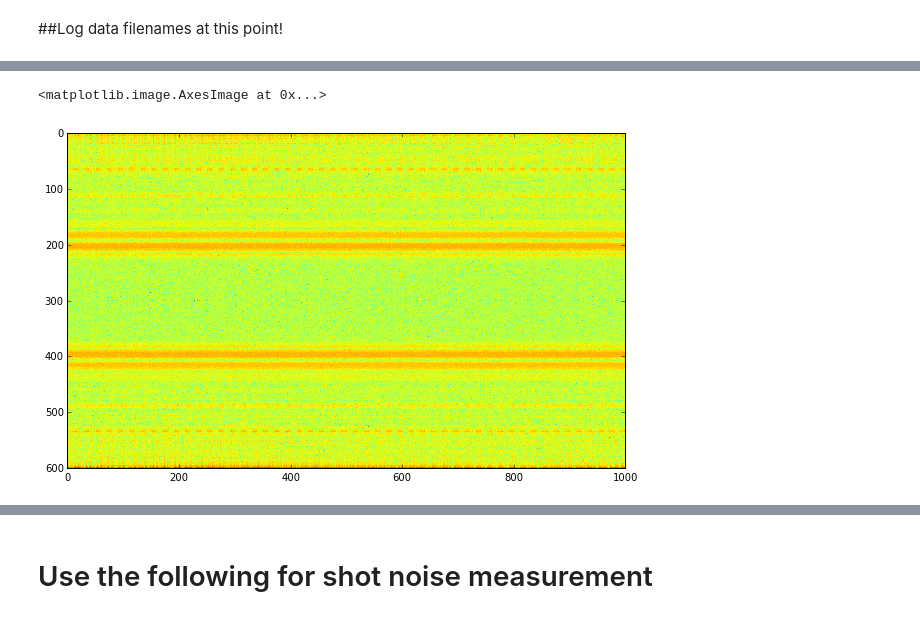
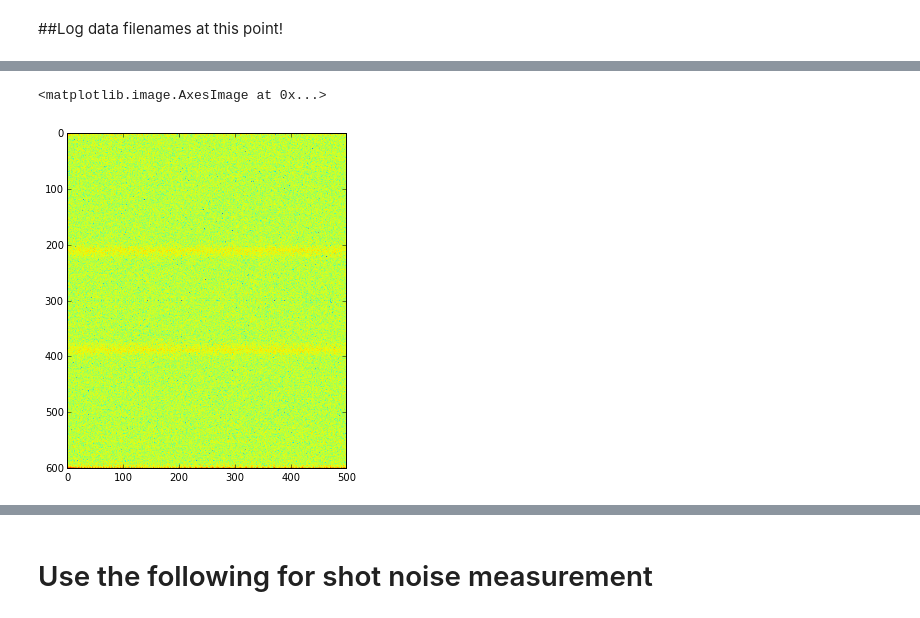
Before and after one commit to DawesLab/CCDimage, a Jupyter notebook: CCDimage.ipynb, the cells around one changed output, grey strips where cells are left out. Saved outputs shown, nothing was run; the diff lists cells and outputs as text; code cells hidden in the pictures.

Commit message:
changed to use interspersed vacuum rounds, need to add file save and modify analysis accordingly

```diff
--- a/CCDimage.ipynb
+++ b/CCDimage.ipynb
@@ -191,7 +190,7 @@ Starts with a vacuum collection, then does a full data set.
 sigClose()
 time.sleep(5)
 N = 50  # frames to collect (this is sent to the ZMQ server)
-M = 20  # rounds of data (total shots is N*M)
+M = 10  # rounds of data (total shots is N*M)
 
 dataOut = np.empty([600,N,M],dtype=complex)
 ncount = np.empty([N,M])
@@ -222,7 +221,7 @@ vacFFT = np.average(dataOut,axis=(1,2))
 sigOpen()
 time.sleep(5)
 N = 50  # frames to collect (this is sent to the ZMQ server)
-M = 20  # rounds of data (total shots is N*M)
+M = 50  # rounds of data (total shots is N*M)
 
 dataOut = np.empty([600,N,M],dtype=complex)
 ncount = np.empty([N,M])
@@ -276,13 +352,10 @@ plt.plot(ncount.flatten('F'))
-# %%
-#subtract the vacuum from this data set (if the vacFFT is set)
-VacCorrected = dataOut[:,:,:] - vacFFT.reshape(600,1,1)
 # %%
 # Look at structure in the VacCorrected array vs. time
 # Should be quiet except for where the signal is. Expect some peaks at the top and bottom edges (i.e. near DC)
-plt.imshow(np.log10(abs( VacCorrected.reshape(600,M*N) )))
+plt.imshow(np.log10(abs( VacCorrected.reshape(600,rounds*frames) )))
 # %% [output]
 <matplotlib.image.AxesImage at 0x...>
-[figure, old version]
+[figure, new version]
 # %%
 # full FFT output averaged for the data set
 # needs to be quite flat above p = 200
```
Also changed, not shown: parts of 15 cells of this notebook.
